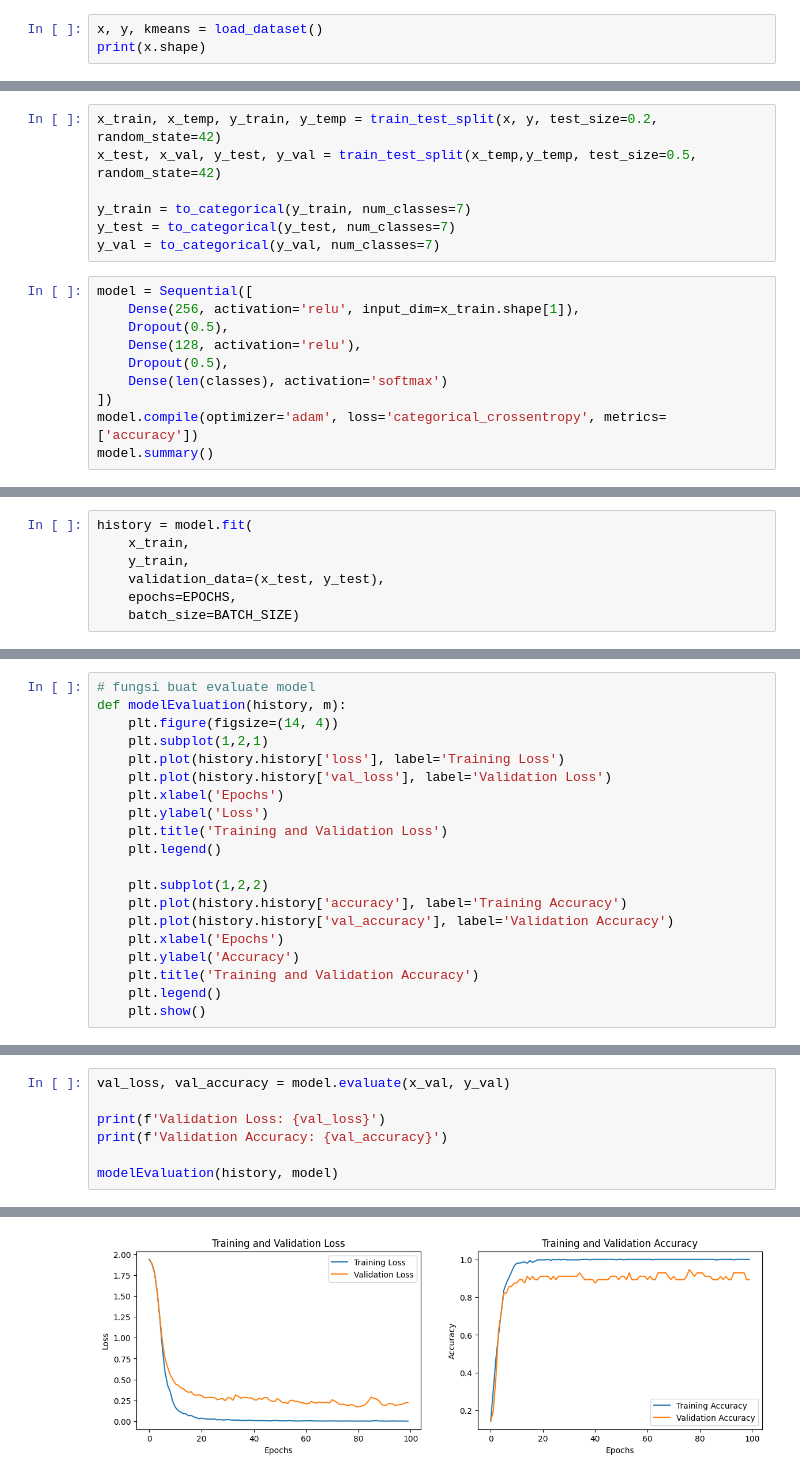
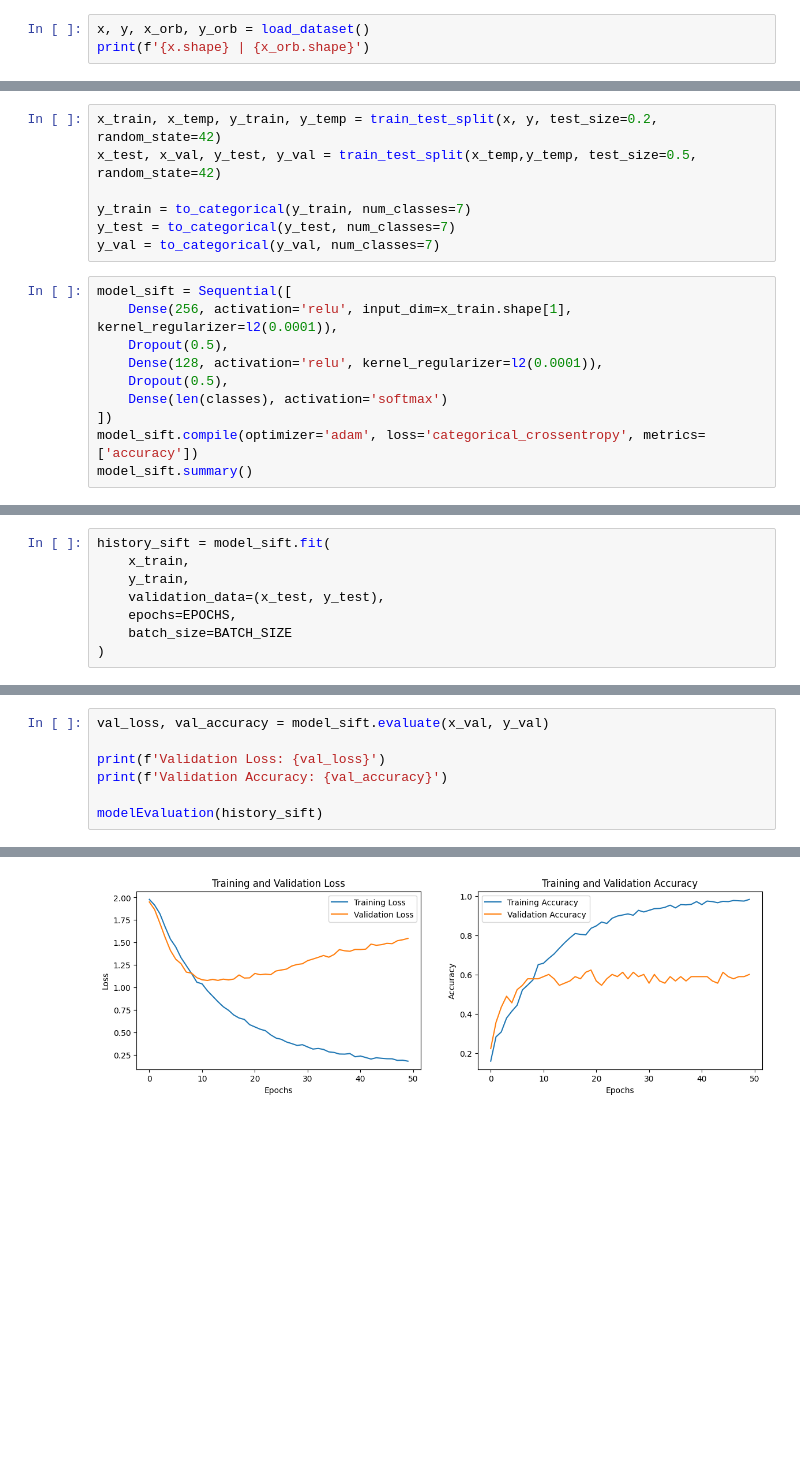
Before and after one commit to ToaStyToaFu/CompVis-IDRClassifier, a Jupyter notebook: model.ipynb, the cells around one changed output, grey strips where cells are left out. Cells and saved outputs as stored; diff of their text form; blank space fills up the shorter version.

Commit message:
Added ORB
Retrained model using bigger dataset

```diff
--- a/model.ipynb
+++ b/model.ipynb
@@ -162,4 +182,4 @@ def load_dataset(kmeans=None):
 # %%
-x, y, kmeans = load_dataset()
-print(x.shape)
+x, y, x_orb, y_orb = load_dataset()
+print(f'{x.shape} | {x_orb.shape}')
 # %% [output]
@@ -172,13 +194,13 @@ y_train = to_categorical(y_train, num_classes=7)
 y_test = to_categorical(y_test, num_classes=7)
 y_val = to_categorical(y_val, num_classes=7)
 # %%
-model = Sequential([
-    Dense(256, activation='relu', input_dim=x_train.shape[1]),
+model_sift = Sequential([
+    Dense(256, activation='relu', input_dim=x_train.shape[1], kernel_regularizer=l2(0.0001)),
     Dropout(0.5),
-    Dense(128, activation='relu'),
+    Dense(128, activation='relu', kernel_regularizer=l2(0.0001)),
     Dropout(0.5),
     Dense(len(classes), activation='softmax')
 ])
-model.compile(optimizer='adam', loss='categorical_crossentropy', metrics=['accuracy'])
-model.summary()
+model_sift.compile(optimizer='adam', loss='categorical_crossentropy', metrics=['accuracy'])
+model_sift.summary()
 # %% [output]
@@ -201,9 +223,10 @@ Model: "sequential_18"
  Non-trainable params: 0 (0.00 B)
 # %%
-history = model.fit(
+history_sift = model_sift.fit(
     x_train,
     y_train,
     validation_data=(x_test, y_test),
     epochs=EPOCHS,
-    batch_size=BATCH_SIZE)
+    batch_size=BATCH_SIZE
+)
 # %% [output]
@@ -227,20 +249,0 @@ Epoch 100/100
-# %%
-# fungsi buat evaluate model
-def modelEvaluation(history, m):
-    plt.figure(figsize=(14, 4))
-    plt.subplot(1,2,1)
-    plt.plot(history.history['loss'], label='Training Loss')
-    plt.plot(history.history['val_loss'], label='Validation Loss')
-    plt.xlabel('Epochs')
-    plt.ylabel('Loss')
-    plt.title('Training and Validation Loss')
-    plt.legend()
-
-    plt.subplot(1,2,2)
-    plt.plot(history.history['accuracy'], label='Training Accuracy')
-    plt.plot(history.history['val_accuracy'], label='Validation Accuracy')
-    plt.xlabel('Epochs')
-    plt.ylabel('Accuracy')
-    plt.title('Training and Validation Accuracy')
-    plt.legend()
-    plt.show()
@@ -251,8 +250,8 @@ x_test.shape
 # %%
-val_loss, val_accuracy = model.evaluate(x_val, y_val)
+val_loss, val_accuracy = model_sift.evaluate(x_val, y_val)
 
 print(f'Validation Loss: {val_loss}')
 print(f'Validation Accuracy: {val_accuracy}')
 
-modelEvaluation(history, model)
+modelEvaluation(history_sift)
 # %% [output]
@@ -262 +261 @@ Validation Accuracy: 0.8392857313156128
-[figure, old version]
+[figure, new version]
```
Also changed, not shown: parts of 16 cells of this notebook.
